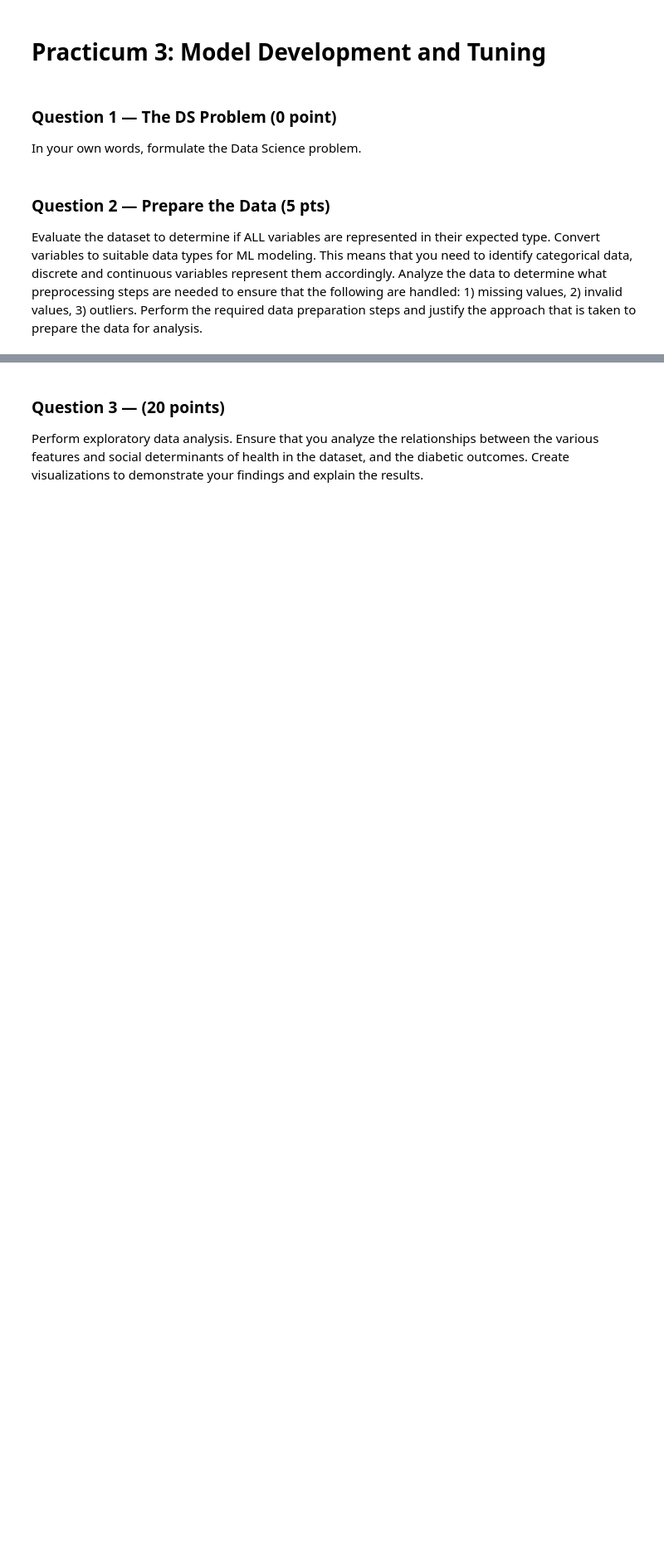
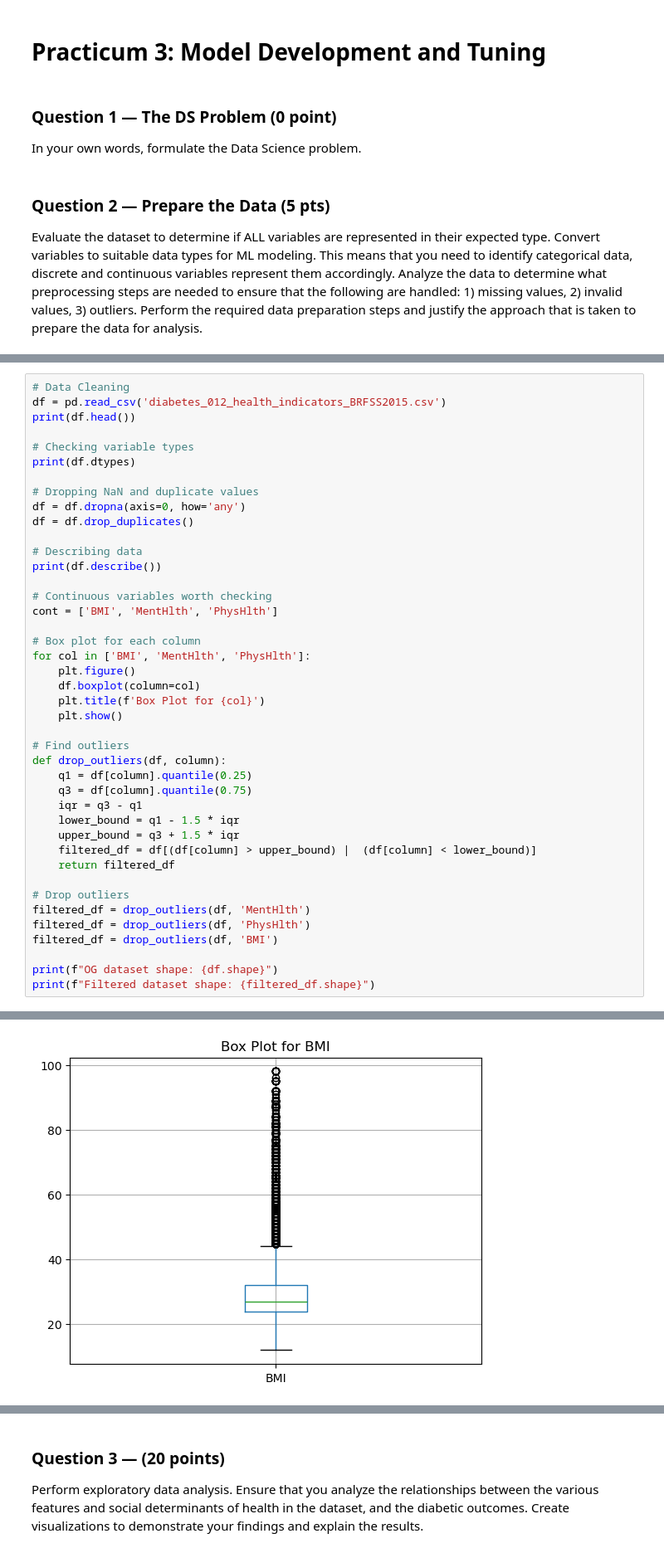
Before and after one commit to EvelynAltpeter/Practicum3, a Jupyter notebook: Practicum.ipynb, the cells around one changed output, grey strips where cells are left out. Shown at 83% size. Cells and saved outputs as stored; diff of their text form; blank space fills up the shorter version.

Commit message:
cleaned data, will justify and define problem later

```diff
--- a/Practicum.ipynb
+++ b/Practicum.ipynb
@@ -11,0 +19,43 @@ Analyze the data to determine what preprocessing steps are needed to ensure that
+# %%
+# Data Cleaning
+df = pd.read_csv('diabetes_012_health_indicators_BRFSS2015.csv')
+print(df.head())
+
+# Checking variable types
+print(df.dtypes)
+
+# Dropping NaN and duplicate values
+df = df.dropna(axis=0, how='any')
+df = df.drop_duplicates()
+
+# Describing data
+print(df.describe())
+
+# Continuous variables worth checking
+cont = ['BMI', 'MentHlth', 'PhysHlth']
+
+# Box plot for each column
+for col in ['BMI', 'MentHlth', 'PhysHlth']:
+    plt.figure()
+    df.boxplot(column=col)
+    plt.title(f'Box Plot for {col}')
+    plt.show()
+
+# Find outliers
+def drop_outliers(df, column):
+    q1 = df[column].quantile(0.25)
+    q3 = df[column].quantile(0.75)
+    iqr = q3 - q1
+    lower_bound = q1 - 1.5 * iqr
+    upper_bound = q3 + 1.5 * iqr
+    filtered_df = df[(df[column] > upper_bound) |  (df[column] < lower_bound)]
+    return filtered_df
+
+# Drop outliers
+filtered_df = drop_outliers(df, 'MentHlth')
+filtered_df = drop_outliers(df, 'PhysHlth')
+filtered_df = drop_outliers(df, 'BMI')
+
+print(f"OG dataset shape: {df.shape}")
+print(f"Filtered dataset shape: {filtered_df.shape}")
+# %% [output]
@@ -11,0 +79 @@ Analyze the data to determine what preprocessing steps are needed to ensure that
+[figure, added]
```
Also changed, not shown: parts of 3 cells of this notebook.
